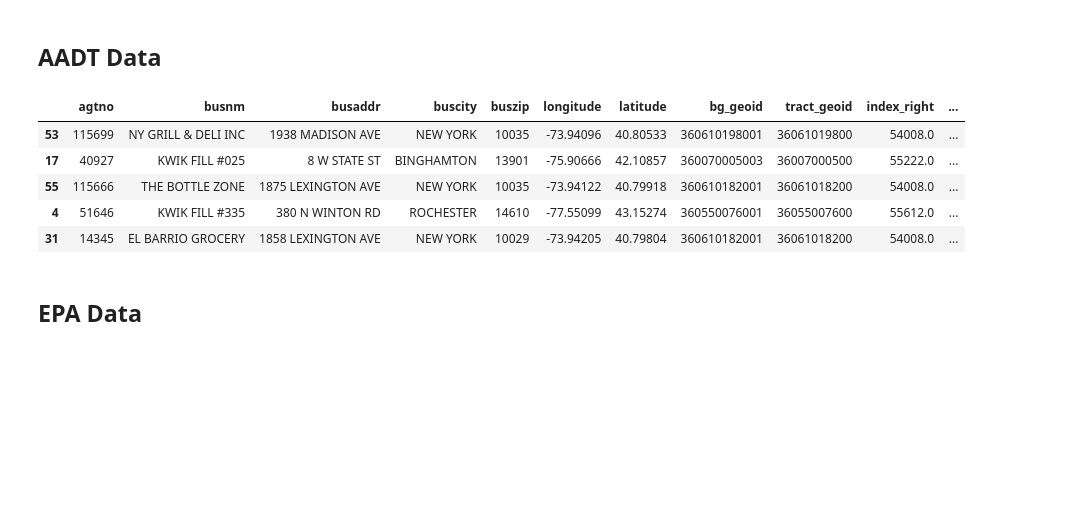
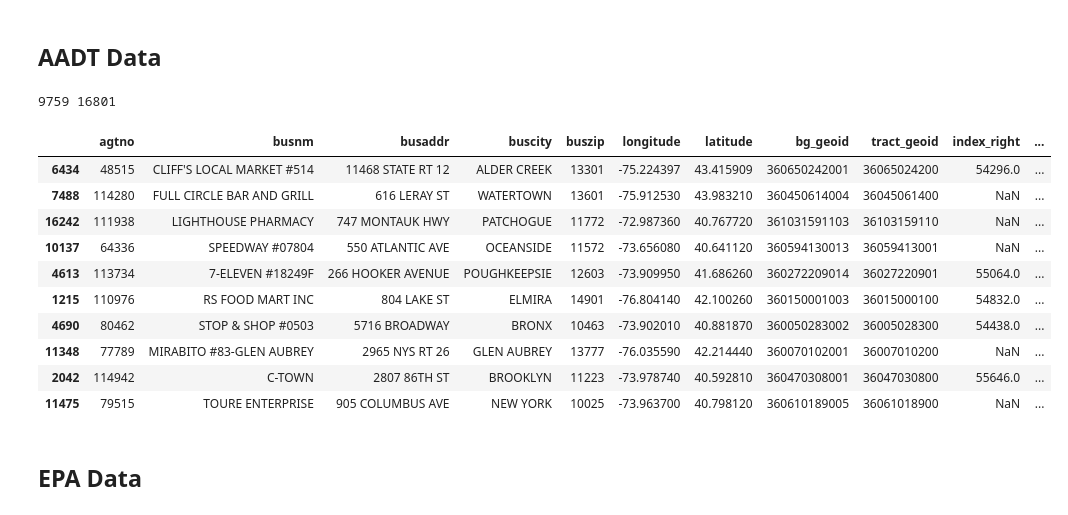
Before and after one commit to Ransommac13/mads_milestone_two, a Jupyter notebook: notebooks/variable_id.ipynb, the cells around one changed output. Cells and saved outputs as stored; diff of their text form; code cells hidden in the pictures; blank space fills up the shorter version.

```diff
--- a/notebooks/variable_id.ipynb
+++ b/notebooks/variable_id.ipynb
@@ -24,6 +24,7 @@ import pyarrow as pa
 import pyarrow.parquet as pq
 # %%
 pd.set_option('display.max_columns', None)
+pd.set_option('display.max_colwidth', None)
 # %% [markdown]
 ## Lottery and Sales Data (for reference when merging)
 # %%
@@ -106,20 +142,30 @@ wac_df.sample(2)
 # %% [markdown]
 ## AADT Data
 # %%
+#aadt_file_path = Path(".").resolve().parent / "data/interim/external/merged_with_loc/data_aadt_2025.parquet"
+
+#aadt_pq = pq.ParquetFile(aadt_file_path)
+#aadt_first_100_rows = next(aadt_pq.iter_batches(batch_size=100))
+#aadt_df = pa.Table.from_batches([aadt_first_100_rows]).to_pandas()
+
 aadt_file_path = Path(".").resolve().parent / "data/interim/external/merged_with_loc/data_aadt_2025.parquet"
-
-aadt_pq = pq.ParquetFile(aadt_file_path)
-aadt_first_100_rows = next(aadt_pq.iter_batches(batch_size=100))
-aadt_df = pa.Table.from_batches([aadt_first_100_rows]).to_pandas()
+aadt_df = pd.read_parquet(str(aadt_file_path))
 # %%
-aadt_df.sample(5)
+print(aadt_df['aadt_count'].isna().sum(), len(aadt_df))
+aadt_df.sample(10)
 # %% [output]
+9759 16801
 |  | agtno | busnm | busaddr | buscity | buszip | longitude | latitude | bg_geoid | tract_geoid | index_right | ... |
-| 53 | 115699 | NY GRILL & DELI INC | 1938 MADISON AVE | NEW YORK | 10035 | -73.94096 | 40.80533 | 360610198001 | 36061019800 | 54008.0 | ... |
-| 17 | 40927 | KWIK FILL #025 | 8 W STATE ST | BINGHAMTON | 13901 | -75.90666 | 42.10857 | 360070005003 | 36007000500 | 55222.0 | ... |
-| 55 | 115666 | THE BOTTLE ZONE | 1875 LEXINGTON AVE | NEW YORK | 10035 | -73.94122 | 40.79918 | 360610182001 | 36061018200 | 54008.0 | ... |
-| 4 | 51646 | KWIK FILL #335 | 380 N WINTON RD | ROCHESTER | 14610 | -77.55099 | 43.15274 | 360550076001 | 36055007600 | 55612.0 | ... |
-| 31 | 14345 | EL BARRIO GROCERY | 1858 LEXINGTON AVE | NEW YORK | 10029 | -73.94205 | 40.79804 | 360610182001 | 36061018200 | 54008.0 | ... |
+| 6434 | 48515 | CLIFF'S LOCAL MARKET #514 | 11468 STATE RT 12 | ALDER CREEK | 13301 | -75.224397 | 43.415909 | 360650242001 | 36065024200 | 54296.0 | ... |
+| 7488 | 114280 | FULL CIRCLE BAR AND GRILL | 616 LERAY ST | WATERTOWN | 13601 | -75.912530 | 43.983210 | 360450614004 | 36045061400 | NaN | ... |
+| 16242 | 111938 | LIGHTHOUSE PHARMACY | 747 MONTAUK HWY | PATCHOGUE | 11772 | -72.987360 | 40.767720 | 361031591103 | 36103159110 | NaN | ... |
+| 10137 | 64336 | SPEEDWAY #07804 | 550 ATLANTIC AVE | OCEANSIDE | 11572 | -73.656080 | 40.641120 | 360594130013 | 36059413001 | NaN | ... |
+| 4613 | 113734 | 7-ELEVEN #18249F | 266 HOOKER AVENUE | POUGHKEEPSIE | 12603 | -73.909950 | 41.686260 | 360272209014 | 36027220901 | 55064.0 | ... |
+| 1215 | 110976 | RS FOOD MART INC | 804 LAKE ST | ELMIRA | 14901 | -76.804140 | 42.100260 | 360150001003 | 36015000100 | 54832.0 | ... |
+| 4690 | 80462 | STOP & SHOP #0503 | 5716 BROADWAY | BRONX | 10463 | -73.902010 | 40.881870 | 360050283002 | 36005028300 | 54438.0 | ... |
+| 11348 | 77789 | MIRABITO #83-GLEN AUBREY | 2965 NYS RT 26 | GLEN AUBREY | 13777 | -76.035590 | 42.214440 | 360070102001 | 36007010200 | NaN | ... |
+| 2042 | 114942 | C-TOWN | 2807 86TH ST | BROOKLYN | 11223 | -73.978740 | 40.592810 | 360470308001 | 36047030800 | 55646.0 | ... |
+| 11475 | 79515 | TOURE ENTERPRISE | 905 COLUMBUS AVE | NEW YORK | 10025 | -73.963700 | 40.798120 | 360610189005 | 36061018900 | NaN | ... |
 # %% [markdown]
 ## EPA Data
 # %%
```
Also changed, not shown: parts of 15 cells of this notebook.
